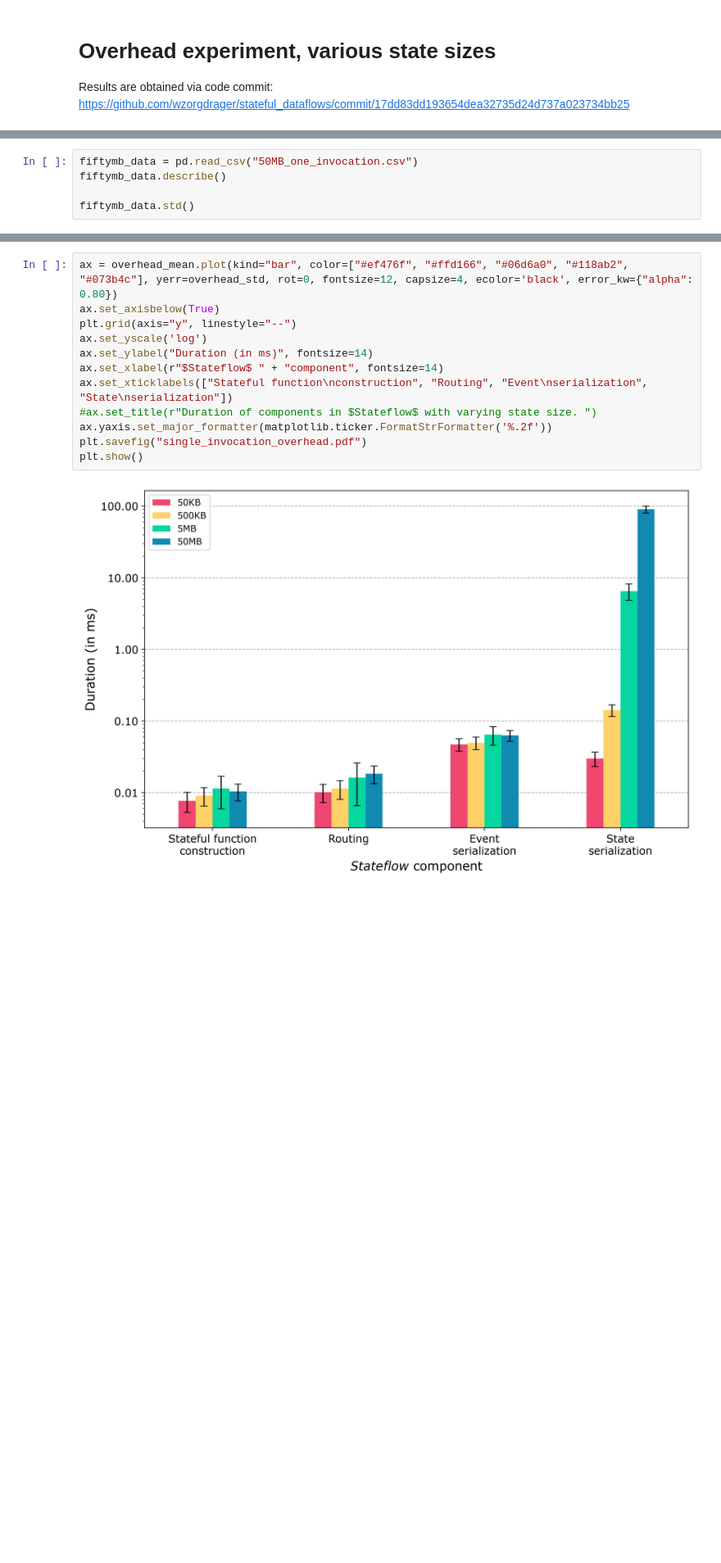
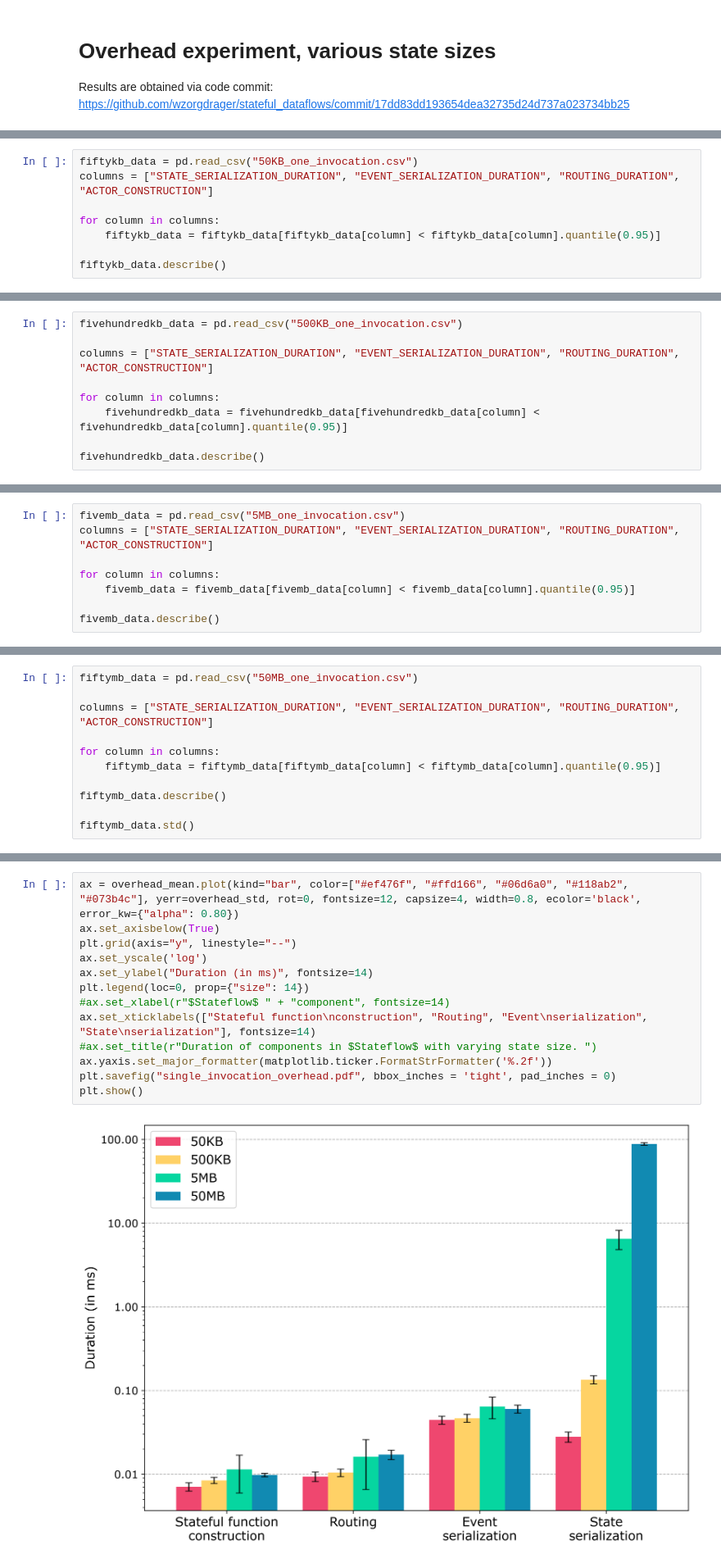
Before and after one commit to delftdata/stateflow-evaluation, a Jupyter notebook: results/overhead/overhead_results.ipynb, the cells around one changed output, grey strips where cells are left out. Shown at 82% size. Drawn from its saved outputs; the diff is of its cells as text; blank space fills up the shorter version.

```diff
--- a/results/overhead/overhead_results.ipynb
+++ b/results/overhead/overhead_results.ipynb
@@ -58,0 +20,8 @@ fivemb_data.describe()
+# %%
+fiftykb_data = pd.read_csv("50KB_one_invocation.csv")
+columns = ["STATE_SERIALIZATION_DURATION", "EVENT_SERIALIZATION_DURATION", "ROUTING_DURATION", "ACTOR_CONSTRUCTION"]
+
+for column in columns:
+    fiftykb_data = fiftykb_data[fiftykb_data[column] < fiftykb_data[column].quantile(0.95)]
+
+fiftykb_data.describe()
@@ -58,0 +38,9 @@ fivemb_data.describe()
+# %%
+fivehundredkb_data = pd.read_csv("500KB_one_invocation.csv")
+
+columns = ["STATE_SERIALIZATION_DURATION", "EVENT_SERIALIZATION_DURATION", "ROUTING_DURATION", "ACTOR_CONSTRUCTION"]
+
+for column in columns:
+    fivehundredkb_data = fivehundredkb_data[fivehundredkb_data[column] < fivehundredkb_data[column].quantile(0.95)]
+
+fivehundredkb_data.describe()
@@ -58,0 +57,8 @@ fivemb_data.describe()
+# %%
+fivemb_data = pd.read_csv("5MB_one_invocation.csv")
+columns = ["STATE_SERIALIZATION_DURATION", "EVENT_SERIALIZATION_DURATION", "ROUTING_DURATION", "ACTOR_CONSTRUCTION"]
+
+for column in columns:
+    fivemb_data = fivemb_data[fivemb_data[column] < fivemb_data[column].quantile(0.95)]
+
+fivemb_data.describe()
@@ -59,5 +75,11 @@ fivemb_data.describe()
 # %%
 fiftymb_data = pd.read_csv("50MB_one_invocation.csv")
+
+columns = ["STATE_SERIALIZATION_DURATION", "EVENT_SERIALIZATION_DURATION", "ROUTING_DURATION", "ACTOR_CONSTRUCTION"]
+
+for column in columns:
+    fiftymb_data = fiftymb_data[fiftymb_data[column] < fiftymb_data[column].quantile(0.95)]
+
 fiftymb_data.describe()
 
 fiftymb_data.std()
@@ -100,17 +122,18 @@ STATE_SERIALIZATION_DURATION  0.006816  0.026287  1.684562  10.169043
 # %%
-ax = overhead_mean.plot(kind="bar", color=["#ef476f", "#ffd166", "#06d6a0", "#118ab2", "#073b4c"], yerr=overhead_std, rot=0, fontsize=12, capsize=4, ecolor='black', error_kw={"alpha": 0.80})
+ax = overhead_mean.plot(kind="bar", color=["#ef476f", "#ffd166", "#06d6a0", "#118ab2", "#073b4c"], yerr=overhead_std, rot=0, fontsize=12, capsize=4, width=0.8, ecolor='black', error_kw={"alpha": 0.80})
 ax.set_axisbelow(True)
 plt.grid(axis="y", linestyle="--")
 ax.set_yscale('log')
 ax.set_ylabel("Duration (in ms)", fontsize=14)
-ax.set_xlabel(r"$Stateflow$ " + "component", fontsize=14)
-ax.set_xticklabels(["Stateful function\nconstruction", "Routing", "Event\nserialization", "State\nserialization"])
+plt.legend(loc=0, prop={"size": 14})
+#ax.set_xlabel(r"$Stateflow$ " + "component", fontsize=14)
+ax.set_xticklabels(["Stateful function\nconstruction", "Routing", "Event\nserialization", "State\nserialization"], fontsize=14)
 #ax.set_title(r"Duration of components in $Stateflow$ with varying state size. ")
 ax.yaxis.set_major_formatter(matplotlib.ticker.FormatStrFormatter('%.2f'))
-plt.savefig("single_invocation_overhead.pdf")
+plt.savefig("single_invocation_overhead.pdf", bbox_inches = 'tight', pad_inches = 0)
 plt.show()
 # %% [output]
-[figure, old version]
+[figure, new version]
 # %%
 new_overhead = overhead_mean.rename({"ACTOR_CONSTRUCTION": "Stateful function construction", "ROUTING_DURATION": "Routing", "EVENT_SERIALIZATION_DURATION": "Event serialization", "STATE_SERIALIZATION_DURATION": "State serialization"}).transpose()
 new_std = overhead_std.rename({"ACTOR_CONSTRUCTION": "Stateful function construction", "ROUTING_DURATION": "Routing", "EVENT_SERIALIZATION_DURATION": "Event serialization", "STATE_SERIALIZATION_DURATION": "State serialization"}).transpose()
```
Also changed, not shown: parts of 18 cells of this notebook, 3 other files.
